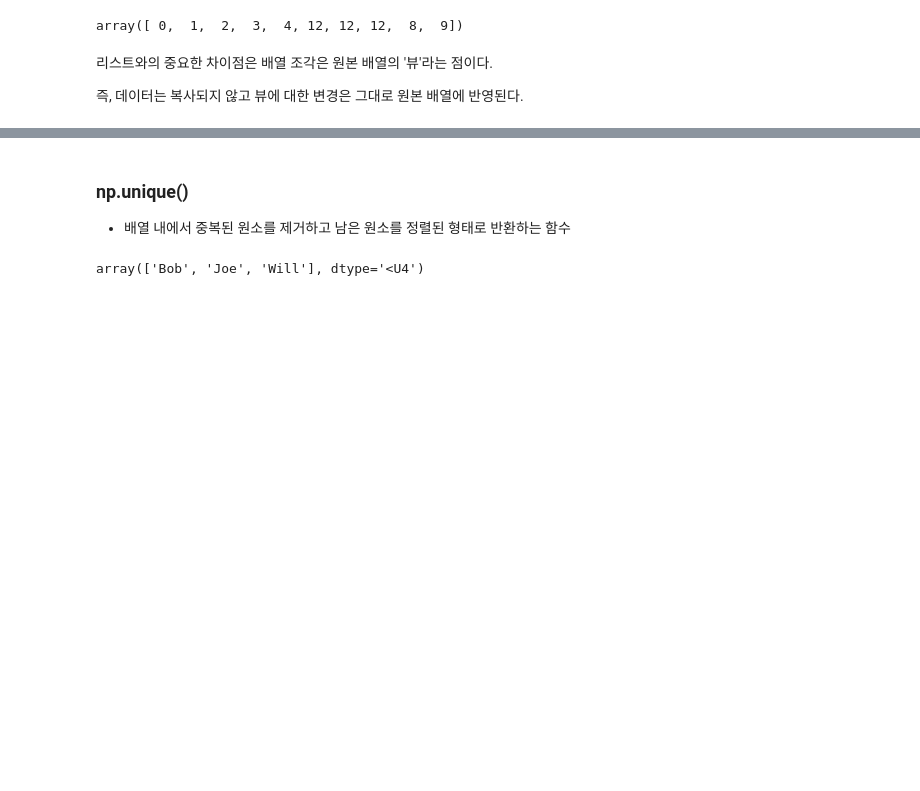
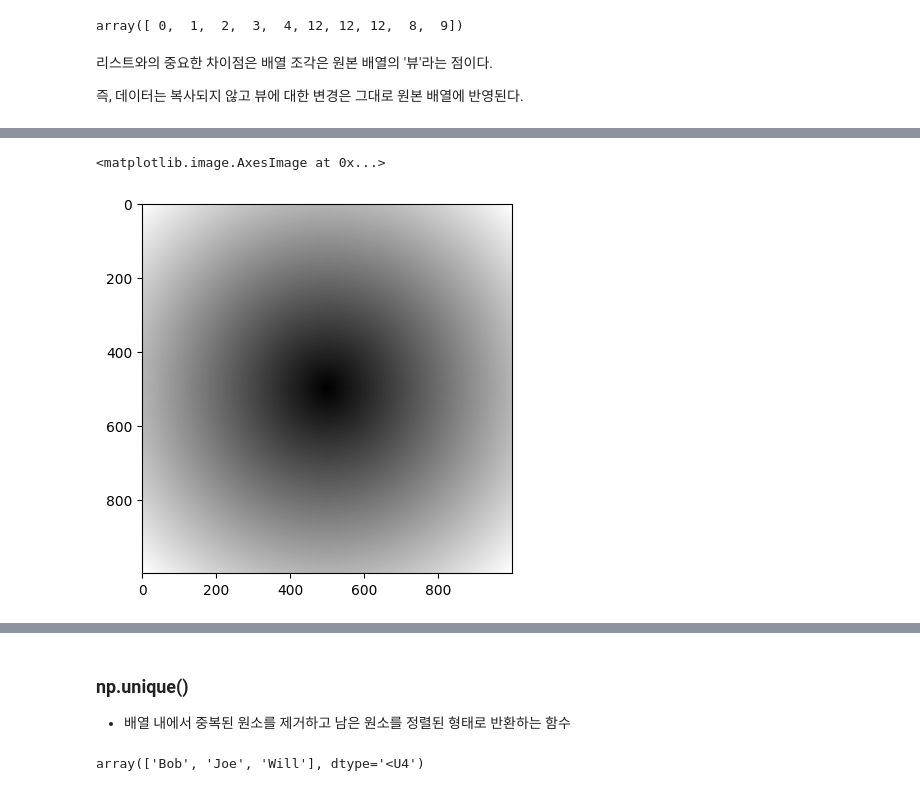
Before and after one commit to zzwony/Start_0920, a Jupyter notebook: redpython.ipynb, the cells around one changed output, grey strips where cells are left out. Drawn from its saved outputs; the diff is of its cells as text; code cells hidden in the pictures; blank space fills up the shorter version.

```diff
--- a/redpython.ipynb
+++ b/redpython.ipynb
@@ -325,0 +474,6 @@ array([ 0,  1,  2,  3,  4, 12, 12, 12,  8,  9])
+# %%
+points = np.arange(-5,5, 0.01)
+print(points)
+
+print()
+np.meshgrid(points, points)
@@ -325,0 +512,10 @@ array([ 0,  1,  2,  3,  4, 12, 12, 12,  8,  9])
+# %%
+xs, ys = np.meshgrid(points, points)
+z = np.sqrt(xs**2 + ys**2)
+z
+
+import matplotlib.pyplot as plt
+plt.imshow(z, cmap =plt.cm.gray)
+# %% [output]
+<matplotlib.image.AxesImage at 0x...>
+[figure, added]
```
Also changed, not shown: parts of 162 cells of this notebook.
